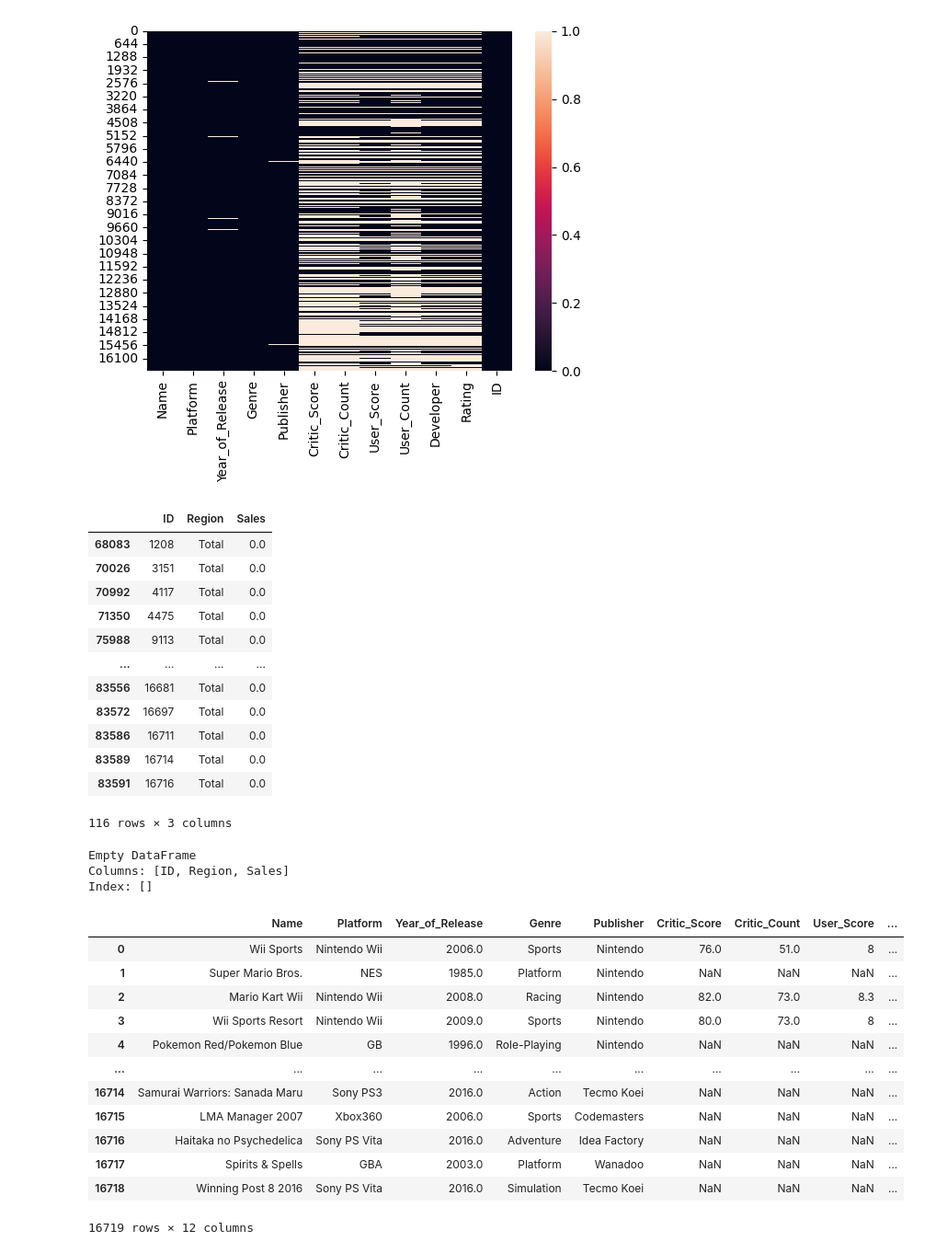
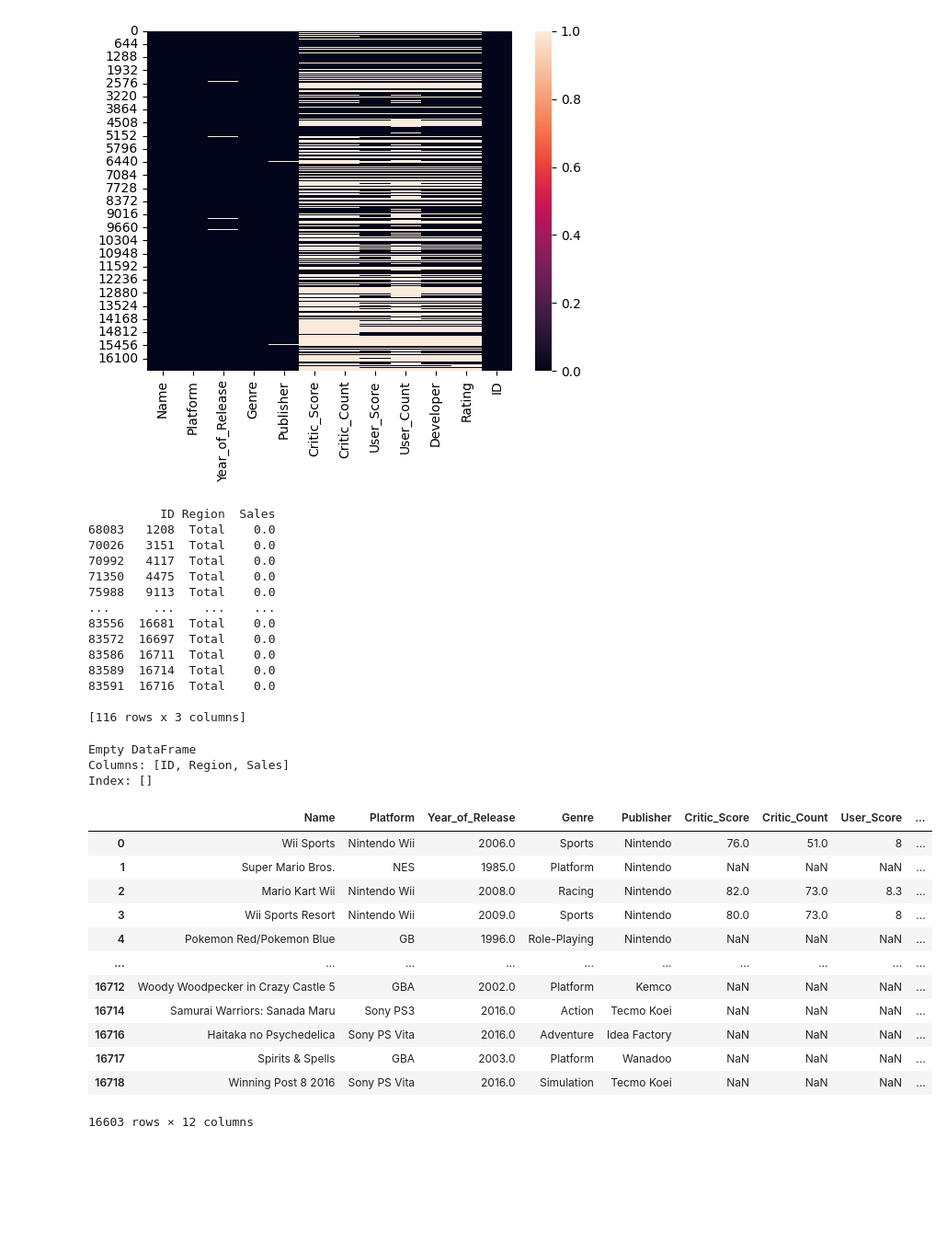
Before and after one commit to R4F43LB/Video-game-analytics, a Jupyter notebook: EDAJupyterNotebooks/EDA_Video_Games_Sales.ipynb, the cells around one changed output. Shown: that part at 92% size. Saved outputs shown, nothing was run; the diff lists cells and outputs as text; code cells hidden in the pictures; blank space fills up the shorter version.

```diff
--- a/EDAJupyterNotebooks/EDA_Video_Games_Sales.ipynb
+++ b/EDAJupyterNotebooks/EDA_Video_Games_Sales.ipynb
@@ -310,21 +310,23 @@ sns.heatmap(VGames.isna())
 [figure]
 # %%
 # It's confirmed that the empties have reduced from 991 records to 116
-VGSalesP[(VGSalesP['Region'] == 'Total' ) & (VGSalesP['Sales'] == 0)]
+a=VGSalesP[(VGSalesP['Region'] == 'Total' ) & (VGSalesP['Sales'] == 0)]
+print(a)
 # %% [output]
-|  | ID | Region | Sales |
-| 68083 | 1208 | Total | 0.0 |
-| 70026 | 3151 | Total | 0.0 |
-| 70992 | 4117 | Total | 0.0 |
-| 71350 | 4475 | Total | 0.0 |
-| 75988 | 9113 | Total | 0.0 |
-| ... | ... | ... | ... |
-| 83556 | 16681 | Total | 0.0 |
-| 83572 | 16697 | Total | 0.0 |
-| 83586 | 16711 | Total | 0.0 |
-| 83589 | 16714 | Total | 0.0 |
-| 83591 | 16716 | Total | 0.0 |
-116 rows × 3 columns
+          ID Region  Sales
+68083   1208  Total    0.0
+70026   3151  Total    0.0
+70992   4117  Total    0.0
+71350   4475  Total    0.0
+75988   9113  Total    0.0
+...      ...    ...    ...
+83556  16681  Total    0.0
+83572  16697  Total    0.0
+83586  16711  Total    0.0
+83589  16714  Total    0.0
+83591  16716  Total    0.0
+
+[116 rows x 3 columns]
 # %%
 #The process involves removing records without sales data
 
@@ -337,22 +339,23 @@ Index: []
 # %%
 # The records in Table 1 without 'ID' values present in Table 2 are being deleted
 
 VGamesF = VGames[VGames['ID'].isin(VGSalesP['ID'])]
+VGamesF = VGamesF[~VGamesF['ID'].isin(a['ID'])] # Remove rows with IDs that were zero '0' in total sales
 VGamesF
 # %% [output]
 |  | Name | Platform | Year_of_Release | Genre | Publisher | Critic_Score | Critic_Count | User_Score | ... |
 | 0 | Wii Sports | Nintendo Wii | 2006.0 | Sports | Nintendo | 76.0 | 51.0 | 8 | ... |
 | 1 | Super Mario Bros. | NES | 1985.0 | Platform | Nintendo | NaN | NaN | NaN | ... |
 | 2 | Mario Kart Wii | Nintendo Wii | 2008.0 | Racing | Nintendo | 82.0 | 73.0 | 8.3 | ... |
 | 3 | Wii Sports Resort | Nintendo Wii | 2009.0 | Sports | Nintendo | 80.0 | 73.0 | 8 | ... |
 | 4 | Pokemon Red/Pokemon Blue | GB | 1996.0 | Role-Playing | Nintendo | NaN | NaN | NaN | ... |
 | ... | ... | ... | ... | ... | ... | ... | ... | ... | ... |
+| 16712 | Woody Woodpecker in Crazy Castle 5 | GBA | 2002.0 | Platform | Kemco | NaN | NaN | NaN | ... |
 | 16714 | Samurai Warriors: Sanada Maru | Sony PS3 | 2016.0 | Action | Tecmo Koei | NaN | NaN | NaN | ... |
-| 16715 | LMA Manager 2007 | Xbox360 | 2006.0 | Sports | Codemasters | NaN | NaN | NaN | ... |
 | 16716 | Haitaka no Psychedelica | Sony PS Vita | 2016.0 | Adventure | Idea Factory | NaN | NaN | NaN | ... |
 | 16717 | Spirits & Spells | GBA | 2003.0 | Platform | Wanadoo | NaN | NaN | NaN | ... |
 | 16718 | Winning Post 8 2016 | Sony PS Vita | 2016.0 | Simulation | Tecmo Koei | NaN | NaN | NaN | ... |
-16719 rows × 12 columns
+16603 rows × 12 columns
 # %%
 # Export files to CSV without the DataFrame index
 
```
Also changed, not shown: 1 other file.
